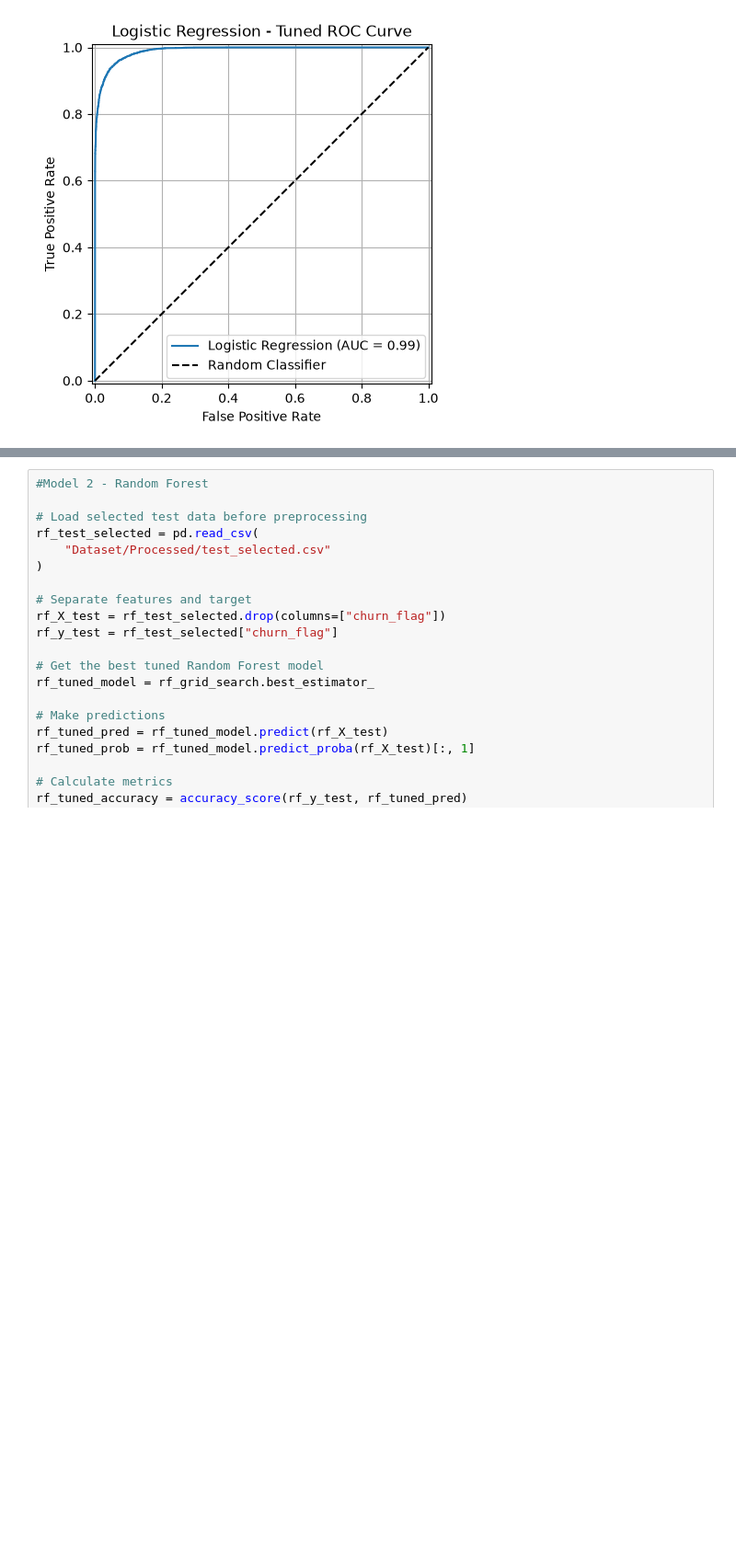
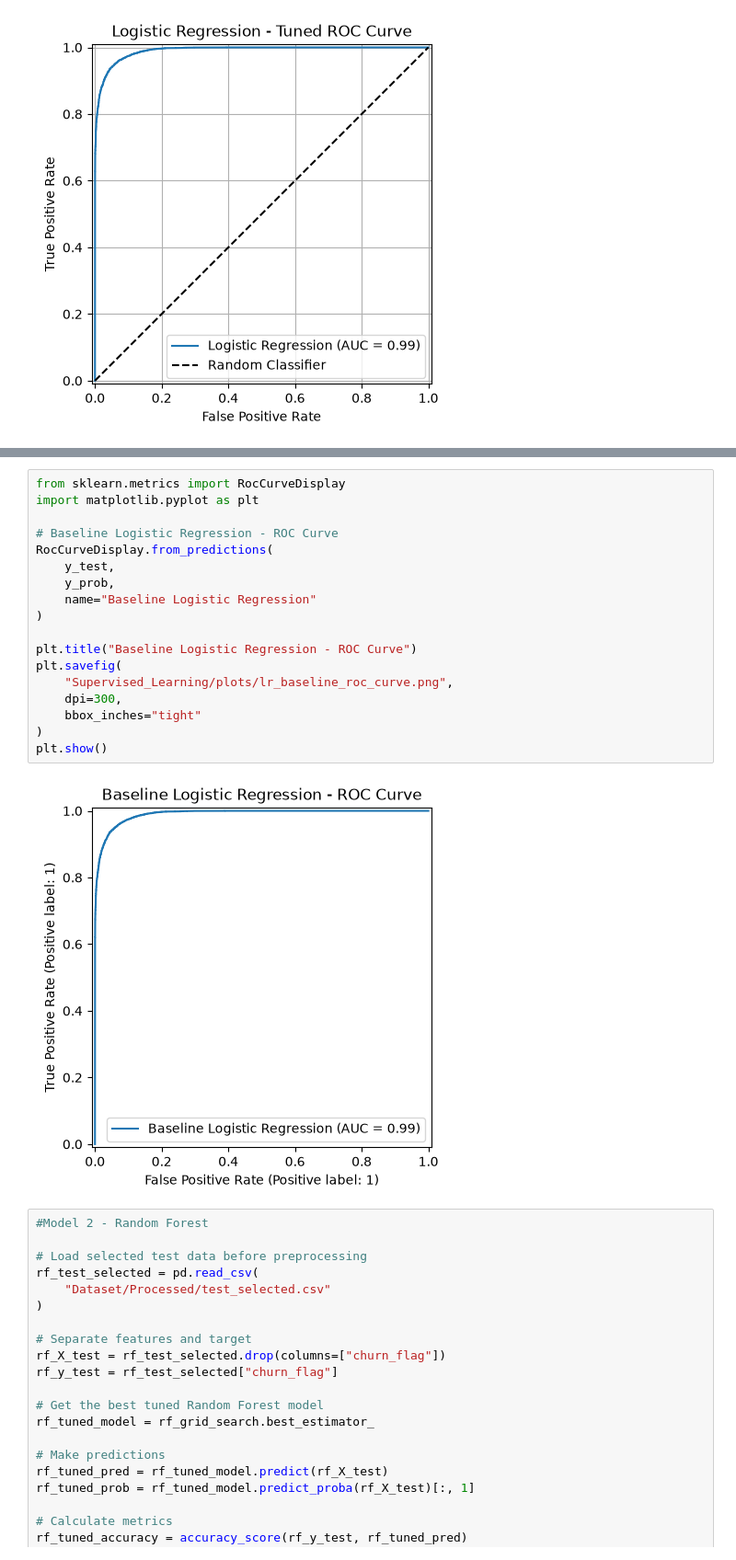
Before and after one commit to jooryA/SWE485-Project-Group6, a Jupyter notebook: Phase1_Supervised_Learning.ipynb, the cells around one changed output, grey strips where cells are left out. Shown at 92% size. Saved outputs shown, nothing was run; the diff lists cells and outputs as text; blank space fills up the shorter version.

```diff
--- a/Phase1_Supervised_Learning.ipynb
+++ b/Phase1_Supervised_Learning.ipynb
@@ -530,3 +554,23 @@ plt.show()
+# %%
+from sklearn.metrics import RocCurveDisplay
+import matplotlib.pyplot as plt
+
+# Baseline Logistic Regression - ROC Curve
+RocCurveDisplay.from_predictions(
+    y_test,
+    y_prob,
+    name="Baseline Logistic Regression"
+)
+
+plt.title("Baseline Logistic Regression - ROC Curve")
+plt.savefig(
+    "Supervised_Learning/plots/lr_baseline_roc_curve.png",
+    dpi=300,
+    bbox_inches="tight"
+)
+plt.show()
+# %% [output]
+[figure, added]
 # %%
 #Model 2 - Random Forest
 
```
Also changed, not shown: parts of 8 cells of this notebook, 3 other files.
